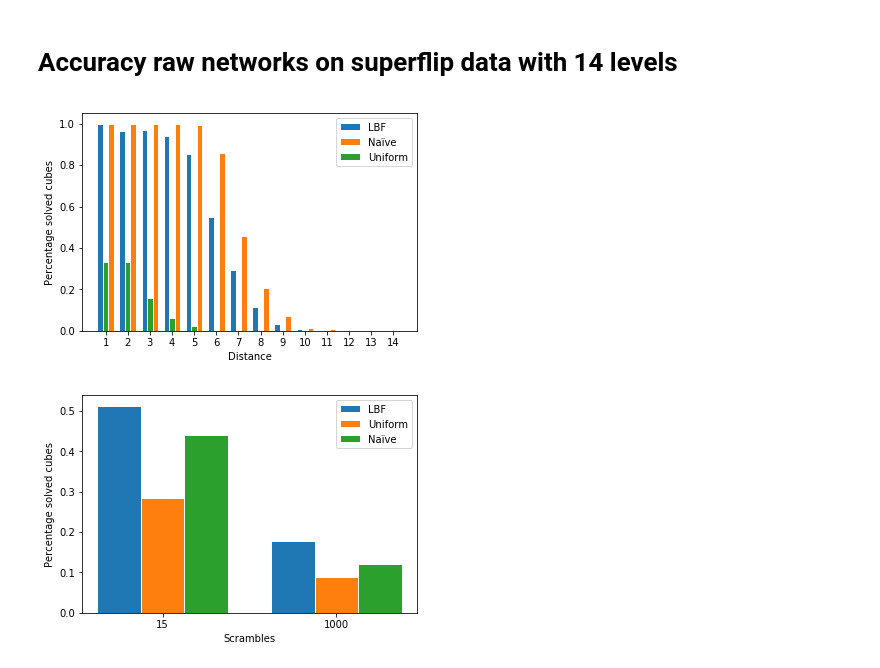
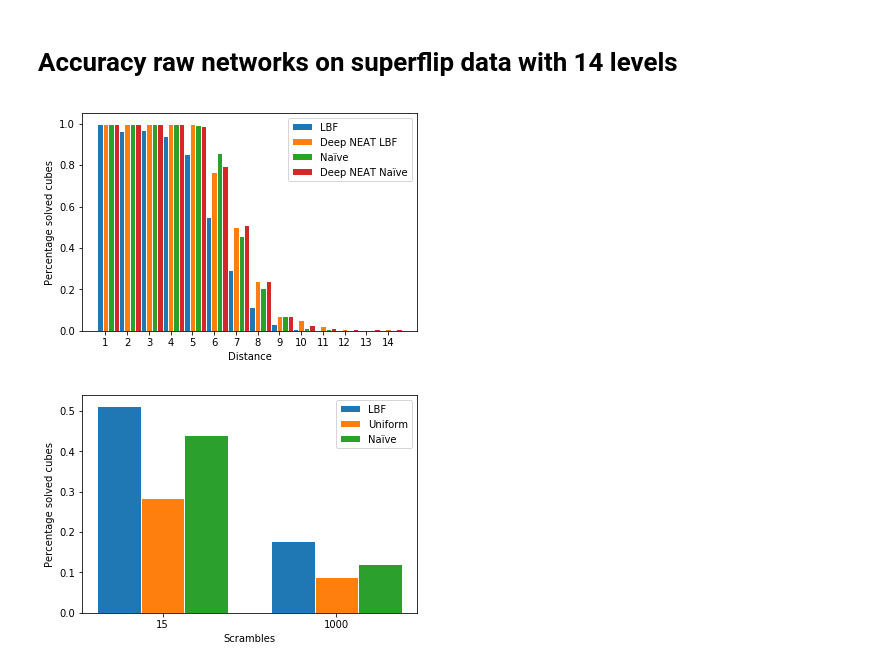
Before and after one commit to JoeHarrison/Thesis, a Jupyter notebook: Experiments/RL plots.ipynb, the cells around one changed output. Saved outputs shown, nothing was run; the diff lists cells and outputs as text; code cells hidden in the pictures.

```diff
--- a/Experiments/RL plots.ipynb
+++ b/Experiments/RL plots.ipynb
@@ -7,30 +7,37 @@ import scipy.stats
 # %%
 barWidth = 0.25
 
 LBF = [1.     ,0.963  ,0.9706 ,0.9412 ,0.8543 ,0.5506 ,0.292  ,0.1168 ,0.0328 ,0.0073
  ,0.0036 ,0.        ,0.0    ,0.0]
-Mixed = [0.3333 ,0.3333 ,0.1569 ,0.0637 ,0.0236 ,0.        ,0.0    ,0.0    ,0.0    ,0.0
-    ,0.0    ,0.0    ,0.0    ,0.0]
+DeepNEATLBF = [1.         ,1.         ,1.         ,1.         ,1.         ,0.76779026
+ ,0.50364964 ,0.24087591 ,0.0729927  ,0.05109489 ,0.02181818 ,0.01090909
+ ,0.00363636 ,0.00724638]
 Naive = [1.     ,1.     ,1.     ,1.     ,0.9961 ,0.8577 ,0.4562 ,0.2044 ,0.073  ,0.0146
  ,0.0109 ,0.        ,0.0    ,0.0]
+DeepNEATNaive = [1.         ,1.         ,1.         ,1.         ,0.98818898 ,0.79775281
+ ,0.51094891 ,0.24087591 ,0.0729927  ,0.02919708 ,0.01454545 ,0.00727273
+ ,0.01090909 ,0.00724638]
+
 
 r1 = np.arange(len(LBF))
 r2 = [x + barWidth for x in r1]
 r3 = [x + barWidth for x in r2]
+r4 = [x + barWidth for x in r3]
 
 plt.bar(r1, LBF, width=barWidth, edgecolor='white', label='LBF')
+plt.bar(r2, DeepNEATLBF, width=barWidth, edgecolor='white', label='Deep NEAT LBF')
 plt.bar(r3, Naive, width=barWidth, edgecolor='white', label='Naïve')
-plt.bar(r2, Mixed, width=barWidth, edgecolor='white', label='Uniform')
+plt.bar(r4, DeepNEATNaive, width=barWidth, edgecolor='white', label='Deep NEAT Naïve')
 
 plt.xlabel('Distance')
 plt.ylabel('Percentage solved cubes')
 plt.xticks([r + barWidth for r in range(len(LBF))], ['1', '2', '3', '4', '5', '6', '7', '8', '9', '10', '11', '12', '13', '14'])
 
 # Create legend & Show graphic
 plt.legend()
 plt.show()
 # %% [output]
-[figure, old version]
+[figure, new version]
 # %%
 barWidth = 0.25
 
```
Also changed, not shown: parts of 18 cells of this notebook, 4 other files.
